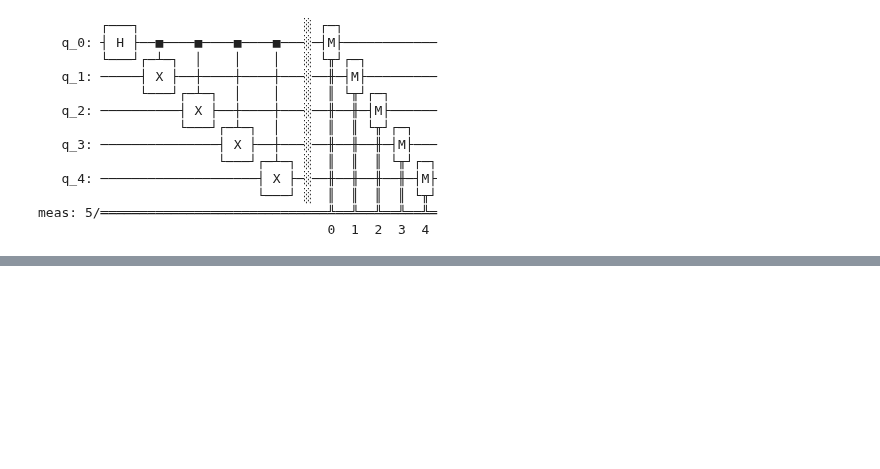
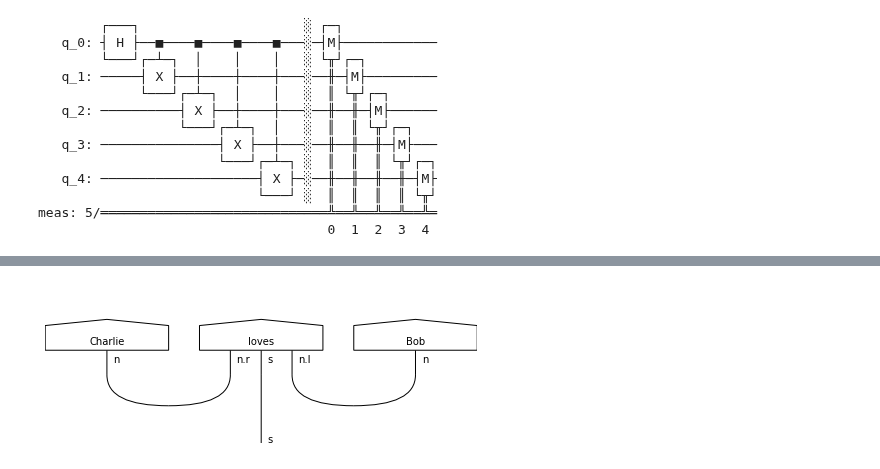
Before and after one commit to CDL-Quantum/CohortProject_2021, a Jupyter notebook: Week4_NLP/notebooks/task1-exercises.ipynb, the cells around one changed output, grey strips where cells are left out. Saved outputs shown, nothing was run; the diff lists cells and outputs as text; code cells hidden in the pictures; blank space fills up the shorter version.

```diff
--- a/Week4_NLP/notebooks/task1-exercises.ipynb
+++ b/Week4_NLP/notebooks/task1-exercises.ipynb
@@ -303,0 +329,6 @@ meas: 5/════════════════════════
+# %%
+sentence = Charlie @ loves @ Bob \
+           >> grammar
+dp.pregroup.draw(sentence)
+# %% [output]
+[figure, added]
```
Also changed, not shown: parts of 55 cells of this notebook, 2 other files.
